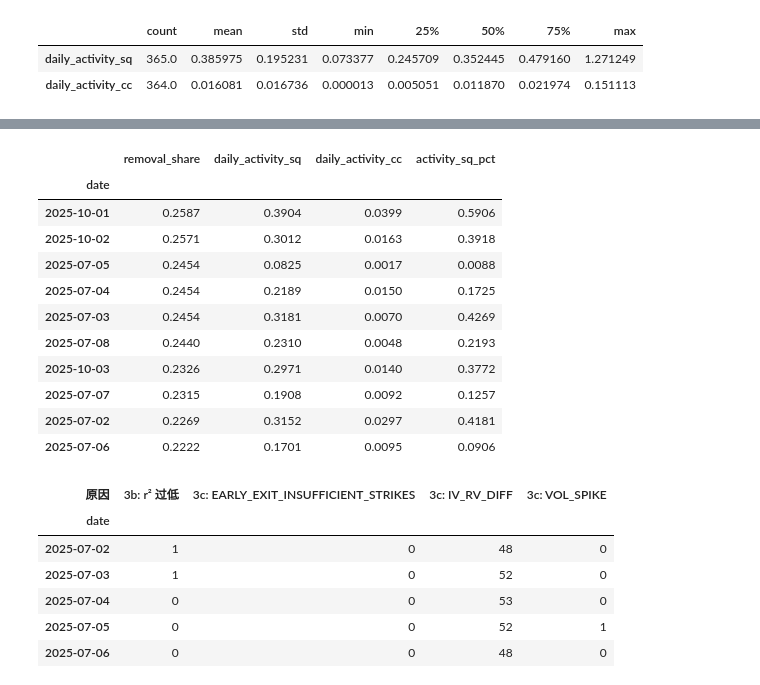
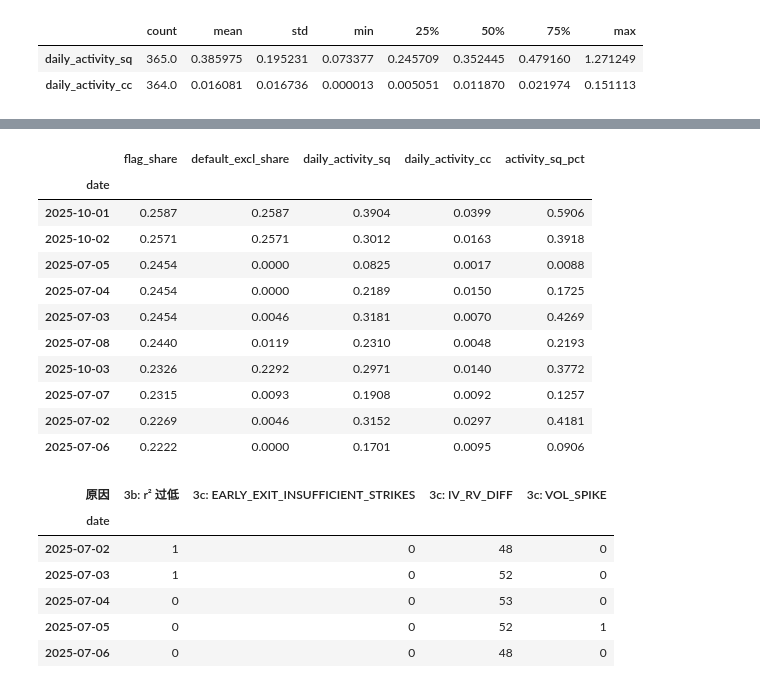
Before and after one commit to theoyuanlee/deribit_vrp, a Jupyter notebook: notebooks/01_audit_and_cleaning_explained.ipynb, the cells around one changed output, grey strips where cells are left out. Cells and saved outputs as stored; diff of their text form; code cells hidden in the pictures.

```diff
--- a/notebooks/01_audit_and_cleaning_explained.ipynb
+++ b/notebooks/01_audit_and_cleaning_explained.ipynb
@@ -564,7 +600,7 @@ print('规则 2a、2b 与管道台账一致')
 after2 = raw[keep_2b]
 c3 = after2.groupby('curve_id').agg(timestamp=('timestamp', 'first'), obs_ms=('curve_obs_ms', 'first'),
                                     expiry=('expiry', 'first'), r2_min=('r_squared', 'min'), n_rows=('strike', 'size'))
-c3['all_good'] = (after2.vol_curve_check == rules['require_vol_curve_check']).groupby(after2.curve_id).all()
+c3['flag_late'] = late_curves.reindex(c3.index).to_numpy()
 obs_time = pd.to_datetime(c3.obs_ms, unit='ms', utc=True)
 c3['tau_cal'] = (c3.expiry - obs_time).dt.total_seconds() / (YEAR_DAYS * 86400)
 c3['tenor_days'] = c3.tau_cal * YEAR_DAYS
@@ -638,6 +676,9 @@ vcc_counts
 # %%
-print('阈值：tenor ≥', rules['min_tenor_days'], '天；r² ≥', rules['min_r_squared'], '；vol_curve_check ==', rules['require_vol_curve_check'])
-c3['pass_3a'] = c3.tenor_days >= rules['min_tenor_days']
-c3['pass_3b'] = c3.pass_3a & (c3.r2_min >= rules['min_r_squared'])
-c3['pass_3c'] = c3.pass_3b & c3.all_good
+print('阈值：tenor <', rules['min_tenor_days'], '天；r² <', rules['min_r_squared'])
+c3['flag_short_tenor'] = ~(c3.tenor_days >= rules['min_tenor_days'])
+c3['flag_low_r2'] = ~(c3.r2_min >= rules['min_r_squared'])
+c3['vendor_check'] = c3.vcc.astype(str)
+class_of = {v: cls for cls, values in clean_cfg['vendor_check_classes'].items() for v in values}
+c3['vendor_class'] = c3.vendor_check.map(class_of)
+assert c3.vendor_class.notna().all(), '出现了配置里没有的 vol_curve_check 取值'
 # %% [output]
@@ -671,0 +811,6 @@ print('规则 3a、3b、3c 与管道台账一致')
+# %%
+# 只用于画形状：原始 implied_vol（同一到期日、同一时钟内比较形状，不受第 7 节时钟问题影响）
+smile_rows = after2[(after2.option_type == 'call') & ~after2.is_atm][['curve_id', 'strike', 'logm', 'implied_vol']]
+smile_by_curve = dict(tuple(smile_rows.sort_values(['curve_id', 'strike']).groupby('curve_id')))
+c3['label'] = curves.expiry_label.reindex(c3.index).astype(str)
+good_curves = c3[c3.vendor_check == 'GOOD']
@@ -696,10 +879,13 @@ daily_activity.describe().T
 | daily_activity_sq | 365.0 | 0.385975 | 0.195231 | 0.073377 | 0.245709 | 0.352445 | 0.479160 | 1.271249 |
 | daily_activity_cc | 364.0 | 0.016081 | 0.016736 | 0.000013 | 0.005051 | 0.011870 | 0.021974 | 0.151113 |
 # %%
-passed_3a = c3[c3.pass_3a].copy()
-passed_3a['date'] = passed_3a.timestamp.dt.strftime('%Y-%m-%d')
-passed_3a['removed_3bc'] = ~passed_3a.pass_3c
-removal = passed_3a.groupby('date').removed_3bc.mean().rename('removal_share')
-daily = daily_activity.join(removal, how='inner').dropna()
-print(f'参与比较的天数：{len(daily)}；剔除比例：均值 {daily.removal_share.mean():.2%}，最大 {daily.removal_share.max():.2%}')
+base = c3[~c3.flag_late & ~c3.flag_short_tenor].copy()
+base['date'] = base.timestamp.dt.strftime('%Y-%m-%d')
+base['flagged_3bc'] = base.flag_low_r2 | (base.vendor_check != 'GOOD')
+base['excluded_default'] = base.flag_low_r2 | (base.vendor_class == 'fit_quality')
+shares = base.groupby('date')[['flagged_3bc', 'excluded_default']].mean()
+shares.columns = ['flag_share', 'default_excl_share']
+daily = daily_activity.join(shares, how='inner').dropna()
+print(f'参与比较的天数：{len(daily)}；标记比例均值 {daily.flag_share.mean():.2%}（最大 {daily.flag_share.max():.2%}），'
+      f'默认排除比例均值 {daily.default_excl_share.mean():.2%}（最大 {daily.default_excl_share.max():.2%}）')
 # %% [output]
@@ -750,19 +940,19 @@ quintile_table.rename(columns={'平均剔除比例': '平均剔除比例 (%)', '
 # %%
-# 剔除比例最高的 10 天，以及当天的行情指标排名（百分位，1 = 全年最剧烈）
-top_days = daily.sort_values('removal_share', ascending=False).head(10)[['removal_share', 'daily_activity_sq', 'daily_activity_cc']]
+# 标记比例最高的 10 天，以及当天的行情指标排名（百分位，1 = 全年最剧烈）
+top_days = daily.sort_values('flag_share', ascending=False).head(10)[['flag_share', 'default_excl_share', 'daily_activity_sq', 'daily_activity_cc']]
 top_days['activity_sq_pct'] = daily.daily_activity_sq.rank(pct=True).reindex(top_days.index)
 top_days.round(4)
 # %% [output]
-|  | removal_share | daily_activity_sq | daily_activity_cc | activity_sq_pct |
-| date |  |  |  |  |
-| 2025-10-01 | 0.2587 | 0.3904 | 0.0399 | 0.5906 |
-| 2025-10-02 | 0.2571 | 0.3012 | 0.0163 | 0.3918 |
-| 2025-07-05 | 0.2454 | 0.0825 | 0.0017 | 0.0088 |
-| 2025-07-04 | 0.2454 | 0.2189 | 0.0150 | 0.1725 |
-| 2025-07-03 | 0.2454 | 0.3181 | 0.0070 | 0.4269 |
-| 2025-07-08 | 0.2440 | 0.2310 | 0.0048 | 0.2193 |
-| 2025-10-03 | 0.2326 | 0.2971 | 0.0140 | 0.3772 |
-| 2025-07-07 | 0.2315 | 0.1908 | 0.0092 | 0.1257 |
-| 2025-07-02 | 0.2269 | 0.3152 | 0.0297 | 0.4181 |
-| 2025-07-06 | 0.2222 | 0.1701 | 0.0095 | 0.0906 |
+|  | flag_share | default_excl_share | daily_activity_sq | daily_activity_cc | activity_sq_pct |
+| date |  |  |  |  |  |
+| 2025-10-01 | 0.2587 | 0.2587 | 0.3904 | 0.0399 | 0.5906 |
+| 2025-10-02 | 0.2571 | 0.2571 | 0.3012 | 0.0163 | 0.3918 |
+| 2025-07-05 | 0.2454 | 0.0000 | 0.0825 | 0.0017 | 0.0088 |
+| 2025-07-04 | 0.2454 | 0.0000 | 0.2189 | 0.0150 | 0.1725 |
+| 2025-07-03 | 0.2454 | 0.0046 | 0.3181 | 0.0070 | 0.4269 |
+| 2025-07-08 | 0.2440 | 0.0119 | 0.2310 | 0.0048 | 0.2193 |
+| 2025-10-03 | 0.2326 | 0.2292 | 0.2971 | 0.0140 | 0.3772 |
+| 2025-07-07 | 0.2315 | 0.0093 | 0.1908 | 0.0092 | 0.1257 |
+| 2025-07-02 | 0.2269 | 0.0046 | 0.3152 | 0.0297 | 0.4181 |
+| 2025-07-06 | 0.2222 | 0.0000 | 0.1701 | 0.0095 | 0.0906 |
 # %%
```
Also changed, not shown: parts of 90 cells of this notebook.
